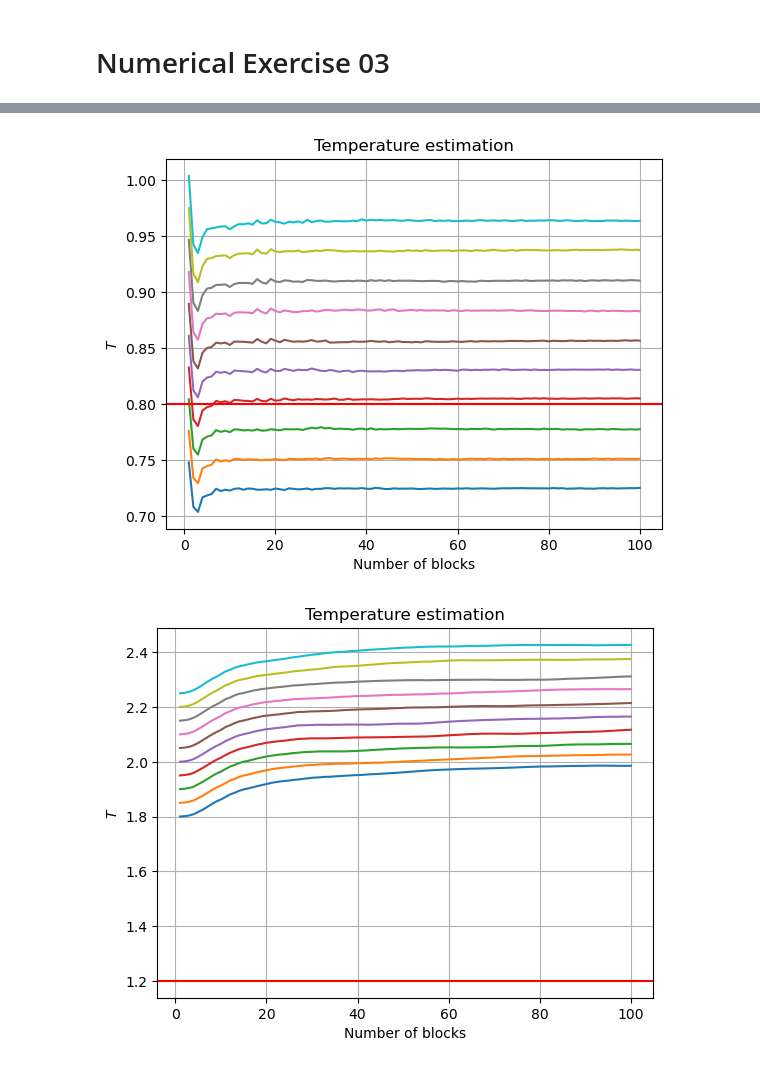
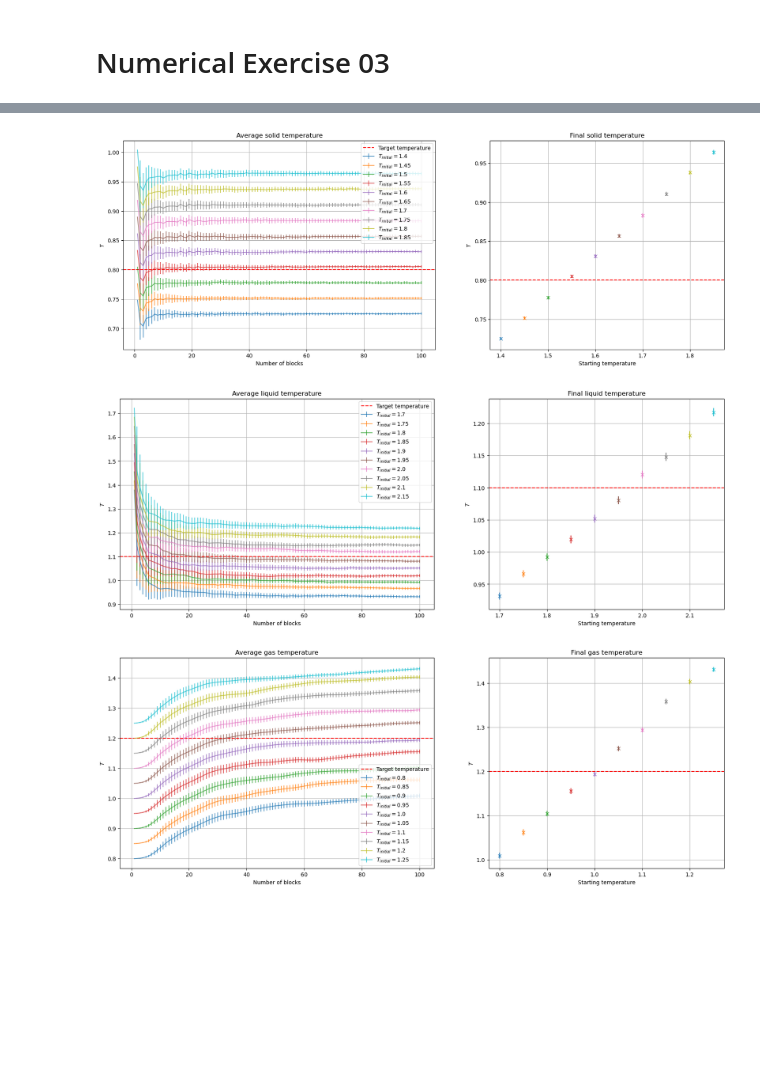
Before and after one commit to stevelonny/labsimnum, a Jupyter notebook: notebooks/exercise_04.ipynb, the cells around one changed output, grey strips where cells are left out. Cells and saved outputs as stored; diff of their text form; code cells hidden in the pictures; blank space fills up the shorter version.

```diff
--- a/notebooks/exercise_04.ipynb
+++ b/notebooks/exercise_04.ipynb
@@ -22,28 +8,26 @@ plt.show()
-# %%
-for i in range(10):
-    n_throws, cum_avg,= np.loadtxt("../data/ex04_eq_solid_"+str(i)+".dat", unpack=True, usecols=(1,3))
-    plt.plot(n_throws, cum_avg)
-plt.axhline(y=0.8, color='r', linestyle='-', label="Expected value")
-plt.title("Temperature estimation")
-plt.xlabel('Number of blocks')
-plt.ylabel(r"$T$")
-plt.grid(True)
-
-
-plt.show()
-# %% [output]
-[figure, removed]
-# %%
-for i in range(10):
-    n_throws, cum_avg,= np.loadtxt("../data/ex04_eq_gas_"+str(i)+".dat", unpack=True, usecols=(1,3))
-    plt.plot(n_throws, cum_avg)
-plt.axhline(y=1.2, color='r', linestyle='-', label="Expected value")
-plt.title("Temperature estimation")
-plt.xlabel('Number of blocks')
-plt.ylabel(r"$T$")
-plt.grid(True)
-
-
-plt.show()
-# %% [output]
-[figure, removed]
+# %%
+names = ["solid", "liquid", "gas"]
+target_temp = [0.8, 1.1, 1.2]
+for name in names:
+    fig, graphs = plt.subplots(1,2, gridspec_kw = {"width_ratios": [2, 1.5]}, figsize=(20, 7))
+    for i in range(10):
+        starting_temp, n_throws, blck_avg, cum_avg, errors = np.loadtxt("../data/ex04_eq_"+name+"_"+str(i)+".dat", unpack=True, usecols=(0,1,2,3,4))
+        label = r"$T_{initial}={temp}$".format(initial="{initial}", temp=str(starting_temp[1]))
+        graphs[0].errorbar(n_throws, cum_avg, yerr=errors, label=label, alpha=0.7)
+        graphs[1].errorbar(starting_temp[1], cum_avg[-1:], yerr=errors[-1:],marker='x')
+    graphs[0].axhline(y=target_temp[names.index(name)], color='r', linestyle='--', label="Target temperature")
+    graphs[1].axhline(y=target_temp[names.index(name)], color='r', linestyle='--', label="Target temperature")
+    graphs[0].set_title("Average "+name+" temperature")
+    graphs[0].set_xlabel('Number of blocks')
+    graphs[0].set_ylabel(r"$T$")
+    graphs[0].grid(True)
+    graphs[0].legend()
+    graphs[1].set_title("Final "+name+" temperature")
+    graphs[1].set_xlabel('Starting temperature')
+    graphs[1].set_ylabel(r"$T$")
+    graphs[1].grid(True)
+    plt.show()
+# %% [output]
+[figure, added]
+[figure, added]
+[figure, added]
```
Also changed, not shown: parts of 1 cell of this notebook, 11 other files.
